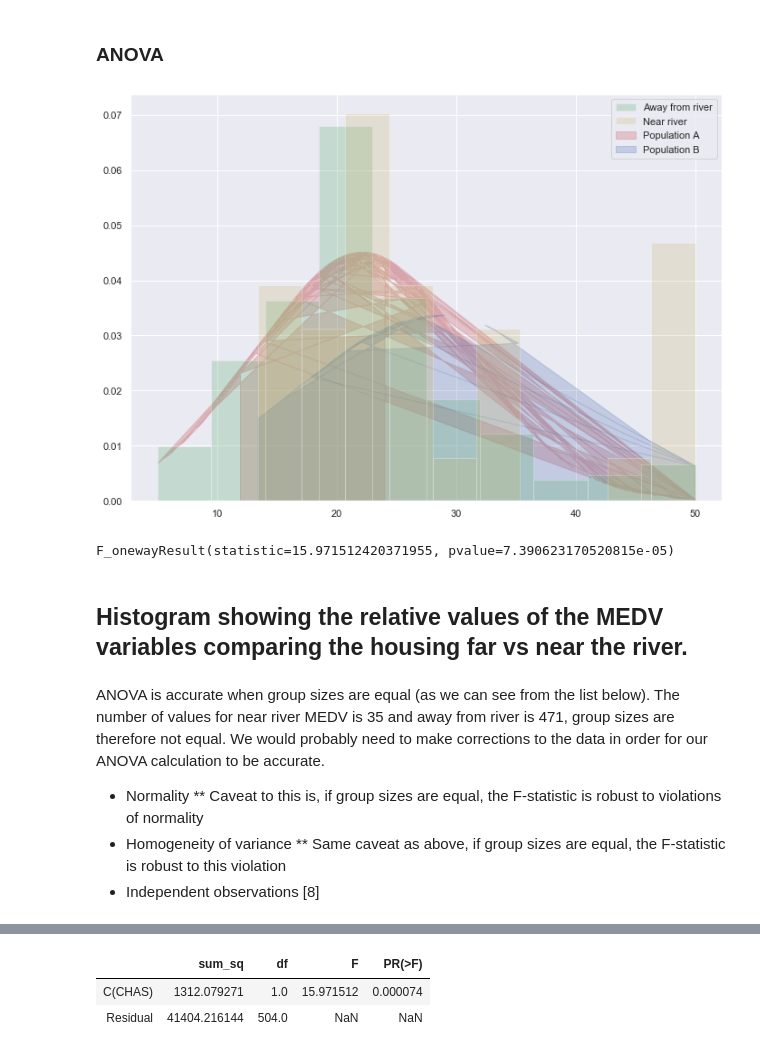
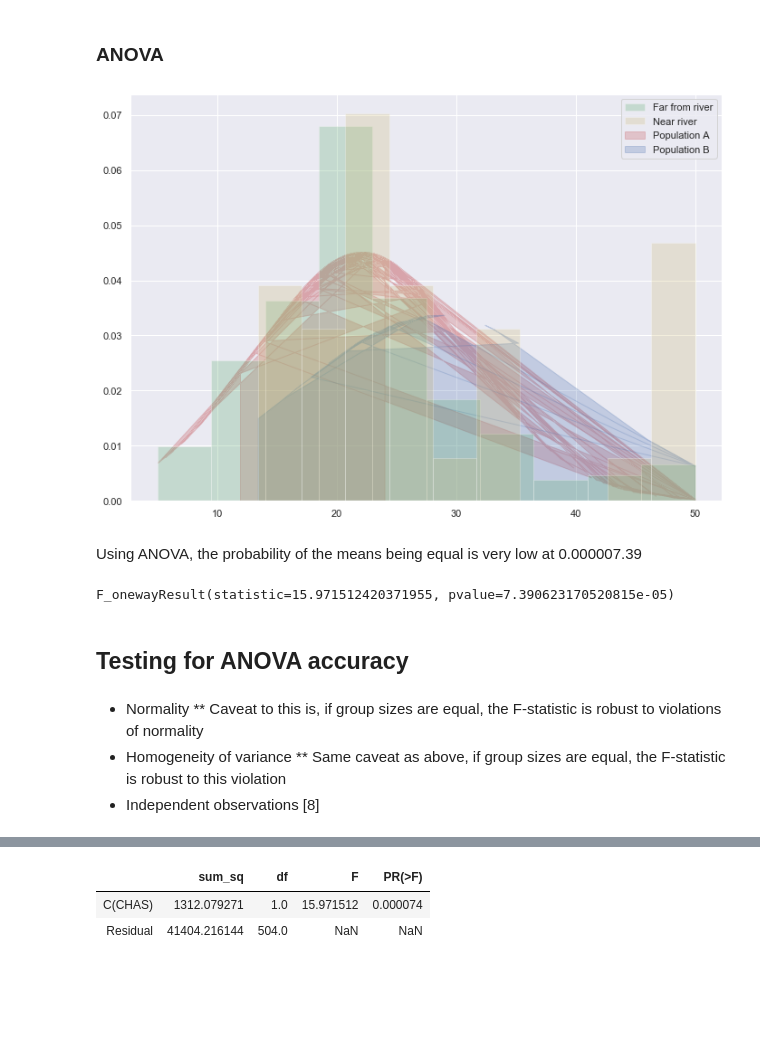
Before and after one commit to joanh3aly/boston-house-prices, a Jupyter notebook: boston-house-prices-analysis.ipynb, the cells around one changed output, grey strips where cells are left out. Saved outputs shown, nothing was run; the diff lists cells and outputs as text; code cells hidden in the pictures; blank space fills up the shorter version.

```diff
--- a/boston-house-prices-analysis.ipynb
+++ b/boston-house-prices-analysis.ipynb
@@ -379,32 +381,33 @@ Name: MEDV, dtype: float64
 # %%
 popA = boston.MEDV[chas == 0]
 popB = boston.MEDV[chas == 1]
 
 # The probability density functions (PDFs) for the two populations.
 pdfA = ss.norm.pdf(popA, popA.mean(), popA.std())
 pdfB = ss.norm.pdf(popB, popB.mean(), popB.std())
 
 # Plot the population PDFs as shaded regions.
 plt.fill_between(popA, pdfA, color='r', alpha=0.25, label="Population A")
 plt.fill_between(popB, pdfB, color='b', alpha=0.25, label="Population B")
 
 # Plot histograms of the two samples.
-plt.hist(popA, density=True, color='g', alpha=0.25, label="Away from river")
+plt.hist(popA, density=True, color='g', alpha=0.25, label="Far from river")
 plt.hist(popB, density=True, color='y', alpha=0.25, label="Near river")
 
 # # Display a legend.
 plt.legend()
 plt.show()
 # %% [output]
-[figure, old version]
+[figure, new version]
+# %% [markdown]
+Using ANOVA, the probability of the means being equal is very low at 0.000007.39
 # %%
 ss.f_oneway(boston.MEDV[chas == 0], boston.MEDV[chas == 1])
 # %% [output]
 F_onewayResult(statistic=15.971512420371955, pvalue=7.390623170520815e-05)
-# %% [markdown]
-## Histogram showing the relative values of the MEDV variables comparing the housing far vs near the river.
+# %% [markdown]
+## Testing for ANOVA accuracy
 # %% [markdown]
-ANOVA is accurate when group sizes are equal (as we can see from the list below).  The number of values for near river MEDV is 35 and away from river is 471, group sizes are therefore not equal. We would probably need to make corrections to the data in order for our ANOVA calculation to be accurate.
 
 - Normality
 ** Caveat to this is, if group sizes are equal, the F-statistic is robust to violations of normality
```
Also changed, not shown: parts of 65 cells of this notebook, 1 other file.
